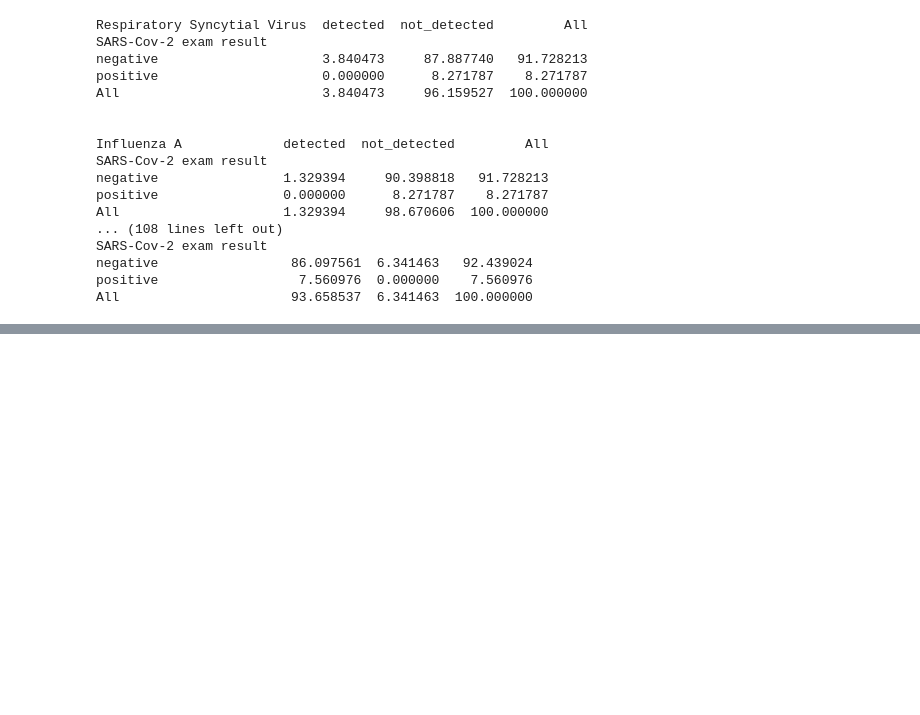
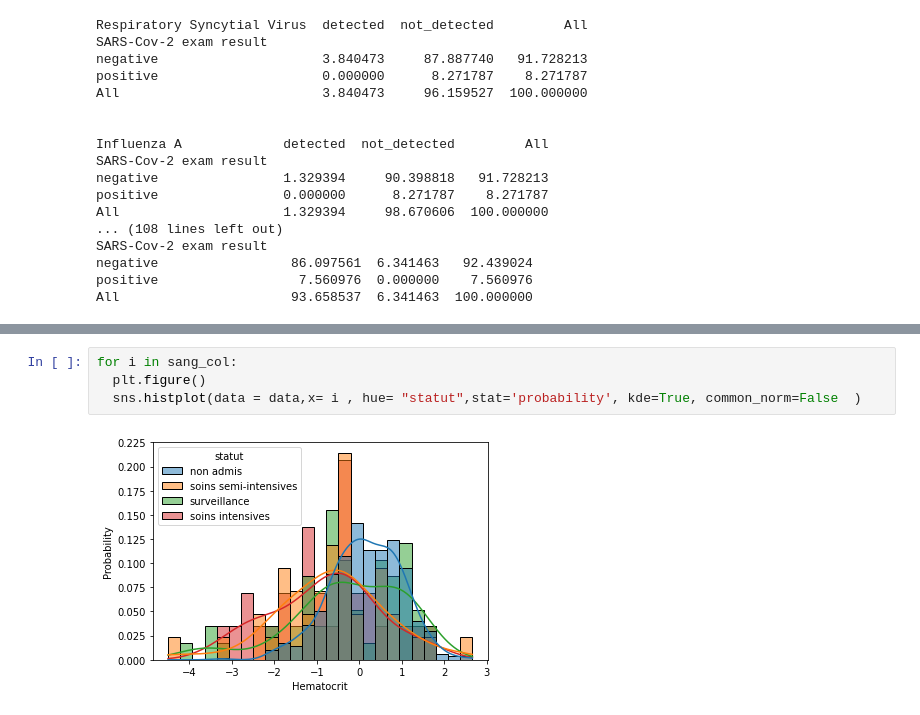
Before and after one commit to christian235711/covid, a Jupyter notebook: code_covid.ipynb, the cells around one changed output, grey strips where cells are left out. Drawn from its saved outputs; the diff is of its cells as text; blank space fills up the shorter version.

```diff
--- a/code_covid.ipynb
+++ b/code_covid.ipynb
@@ -662,0 +761,6 @@ data.dropna(how='all').shape
+# %%
+for i in sang_col:
+  plt.figure()
+  sns.histplot(data = data,x= i , hue= "statut",stat='probability', kde=True, common_norm=False  )
+# %% [output]
+[figure, added]
```
Also changed, not shown: parts of 31 cells of this notebook.
